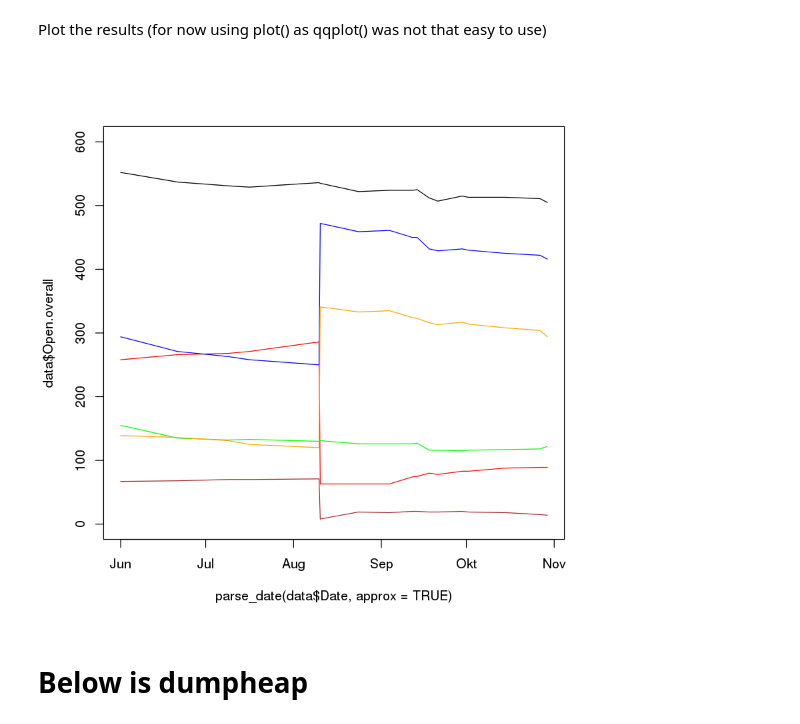
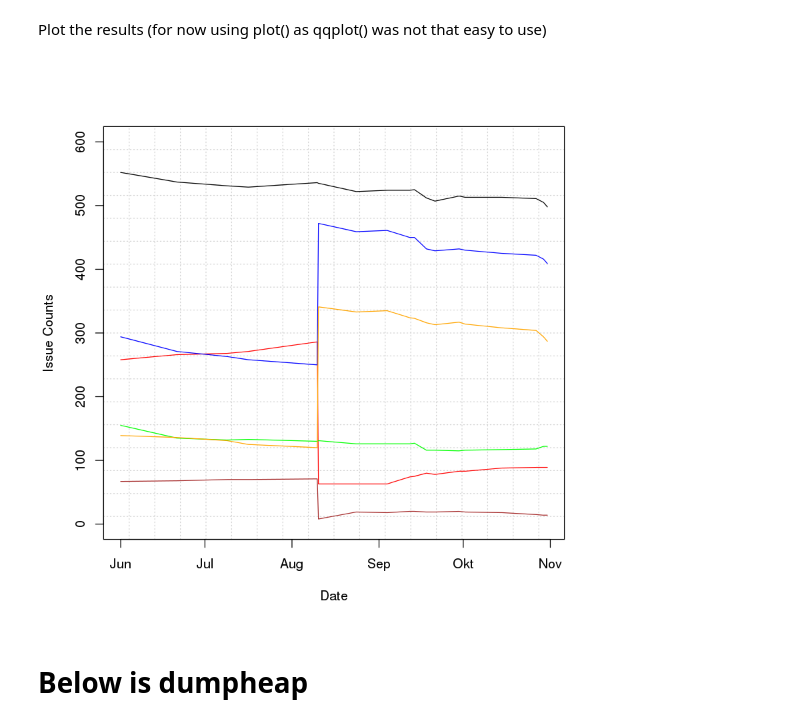
Before and after one commit to centic9/bzstats, a Jupyter notebook: POI Bugzilla Stats.ipynb, the cells around one changed output. Drawn from its saved outputs; the diff is of its cells as text; code cells hidden in the pictures.

```diff
--- a/POI Bugzilla Stats.ipynb
+++ b/POI Bugzilla Stats.ipynb
@@ -7,14 +7,15 @@ data <- read.csv("stats.csv", stringsAsFactors=FALSE, sep=",", quote="")
 # %% [markdown]
 Plot the results (for now using plot() as qqplot() was not that easy to use)
 # %%
-plot(parse_date(data$Date, approx = TRUE), data$Open.overall, type="l", ylim=c(0, 600))
+plot(parse_date(data$Date, approx = TRUE), data$Open.overall, type="l",
+    ylim=c(0, 600), panel.first = grid(18, 18), xlab="Date", ylab="Issue Counts")
 lines(parse_date(data$Date, approx = TRUE), data$Enhancements, col="red")
 lines(parse_date(data$Date, approx = TRUE), data$Actual.bugs, col="blue")
 lines(parse_date(data$Date, approx = TRUE), data$Needinfo, col="green")
 lines(parse_date(data$Date, approx = TRUE), data$Workable.bugs, col="orange")
 lines(parse_date(data$Date, approx = TRUE), data$Bugs.with.patch, col="brown")
 # %% [output]
-[figure, old version]
+[figure, new version]
 # %% [markdown]
 # Below is dumpheap
 # %%
```
Also changed, not shown: parts of 1 cell of this notebook, 1 other file.
